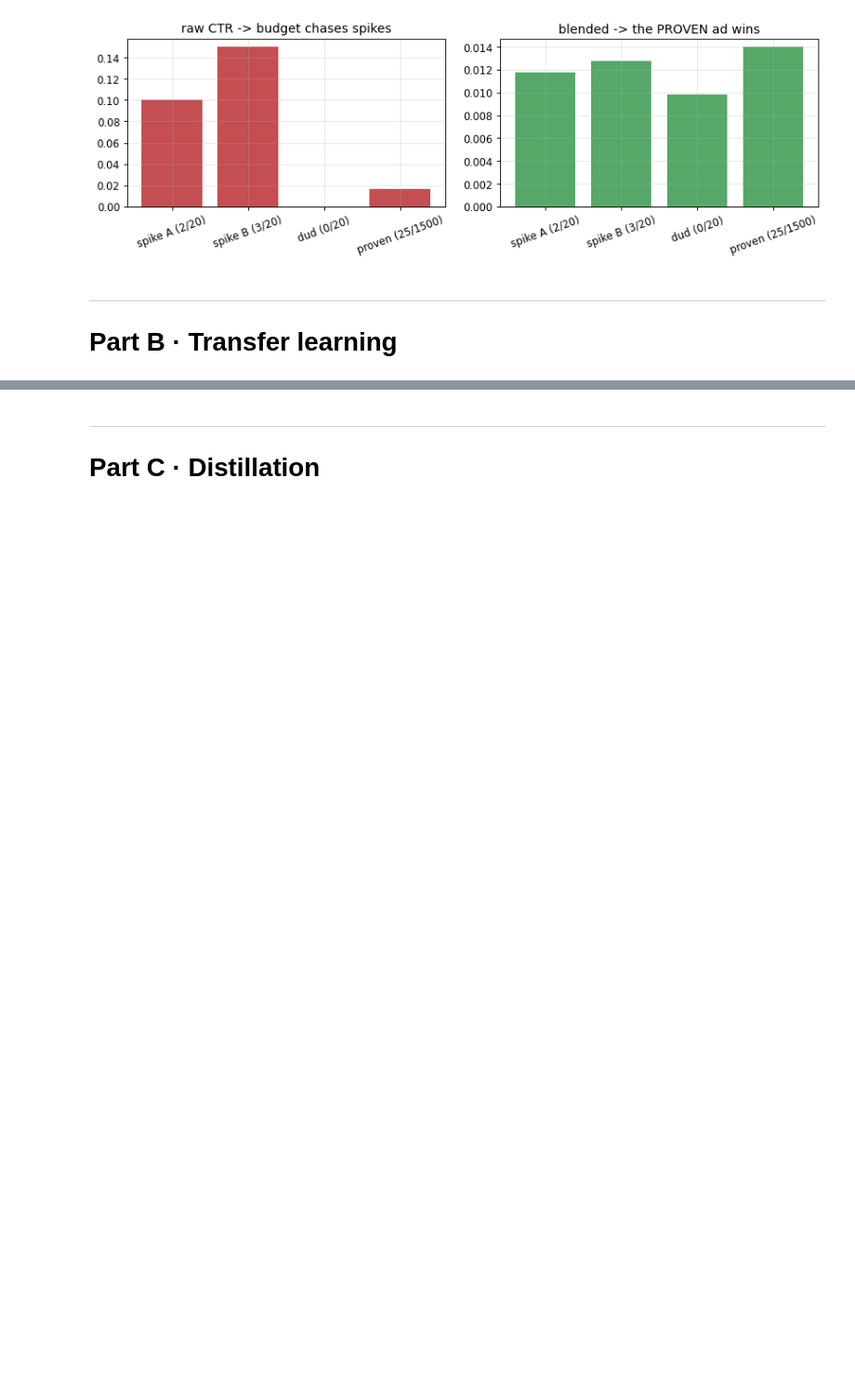
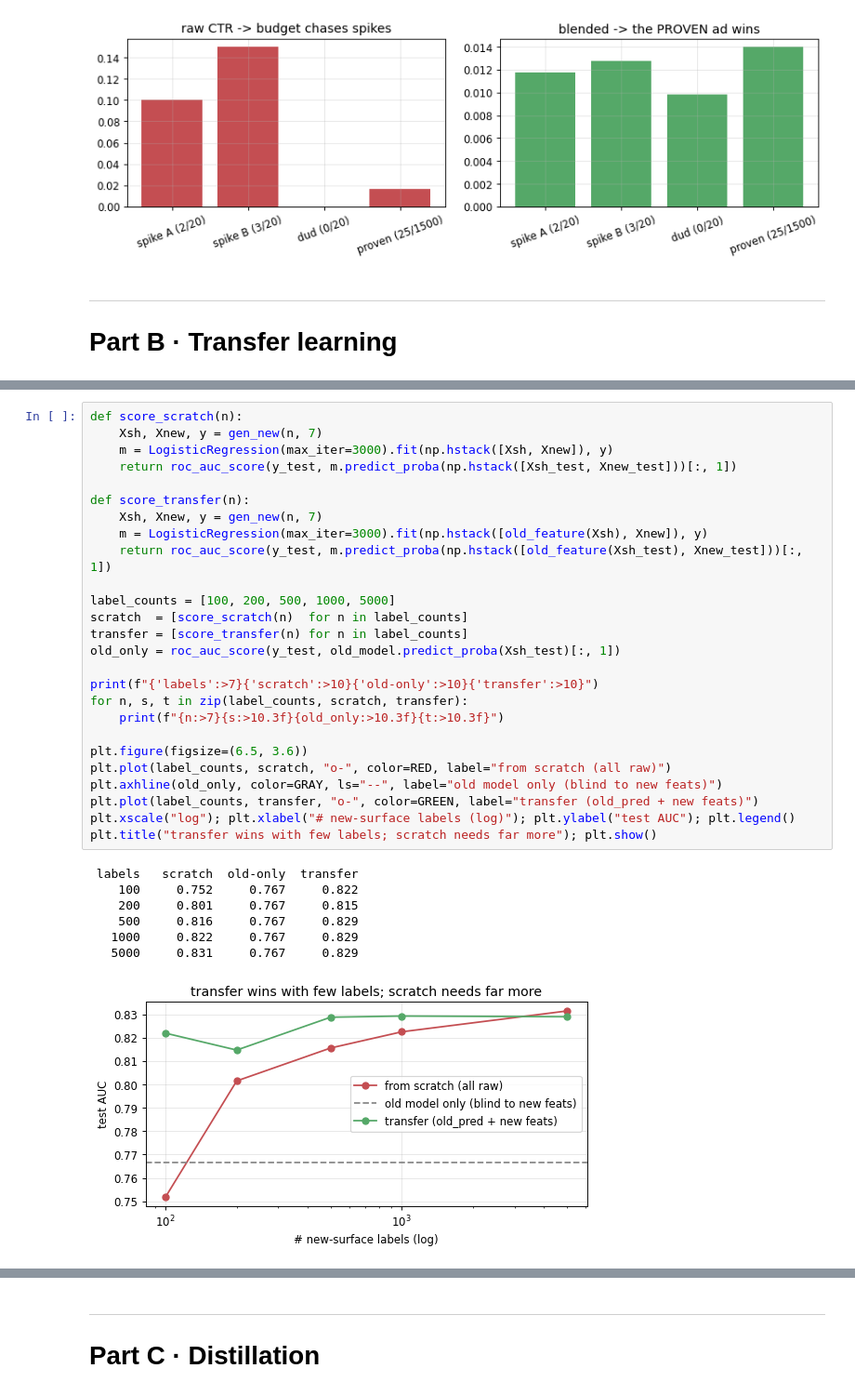
Before and after one commit to niamleeson/ml-math, a Jupyter notebook: afp/notebooks/M09-cold-start-distillation.ipynb, the cells around one changed output, grey strips where cells are left out. Shown at 93% size. Cells and saved outputs as stored; diff of their text form; blank space fills up the shorter version.

```diff
--- a/afp/notebooks/M09-cold-start-distillation.ipynb
+++ b/afp/notebooks/M09-cold-start-distillation.ipynb
@@ -311 +478,35 @@ plt.title("transfer reaches the ceiling with ~100 labels; scratch needs ~10,000"
+# %%
+def score_scratch(n):
+    Xsh, Xnew, y = gen_new(n, 7)
+    m = LogisticRegression(max_iter=3000).fit(np.hstack([Xsh, Xnew]), y)
+    return roc_auc_score(y_test, m.predict_proba(np.hstack([Xsh_test, Xnew_test]))[:, 1])
+
+def score_transfer(n):
+    Xsh, Xnew, y = gen_new(n, 7)
+    m = LogisticRegression(max_iter=3000).fit(np.hstack([old_feature(Xsh), Xnew]), y)
+    return roc_auc_score(y_test, m.predict_proba(np.hstack([old_feature(Xsh_test), Xnew_test]))[:, 1])
+
+label_counts = [100, 200, 500, 1000, 5000]
+scratch  = [score_scratch(n)  for n in label_counts]
+transfer = [score_transfer(n) for n in label_counts]
+old_only = roc_auc_score(y_test, old_model.predict_proba(Xsh_test)[:, 1])
+
+print(f"{'labels':>7}{'scratch':>10}{'old-only':>10}{'transfer':>10}")
+for n, s, t in zip(label_counts, scratch, transfer):
+    print(f"{n:>7}{s:>10.3f}{old_only:>10.3f}{t:>10.3f}")
+
+plt.figure(figsize=(6.5, 3.6))
+plt.plot(label_counts, scratch, "o-", color=RED, label="from scratch (all raw)")
+plt.axhline(old_only, color=GRAY, ls="--", label="old model only (blind to new feats)")
+plt.plot(label_counts, transfer, "o-", color=GREEN, label="transfer (old_pred + new feats)")
+plt.xscale("log"); plt.xlabel("# new-surface labels (log)"); plt.ylabel("test AUC"); plt.legend()
+plt.title("transfer wins with few labels; scratch needs far more"); plt.show()
+# %% [output]
+ labels   scratch  old-only  transfer
+    100     0.752     0.767     0.822
+    200     0.801     0.767     0.815
+    500     0.816     0.767     0.829
+   1000     0.822     0.767     0.829
+   5000     0.831     0.767     0.829
+[figure, added]
 # %% [markdown]
```
Also changed, not shown: parts of 29 cells of this notebook, 1 other file.
